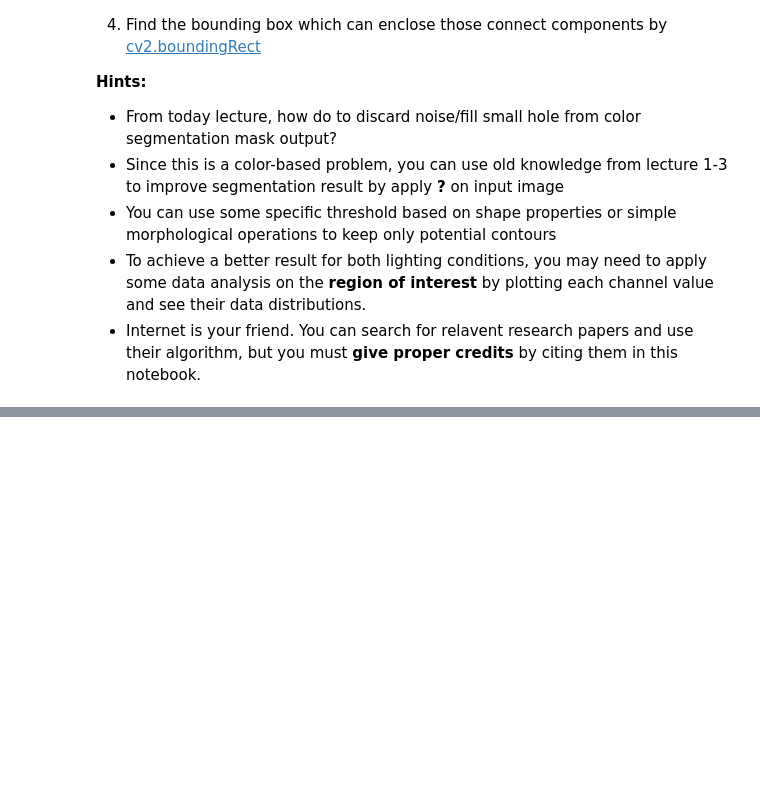
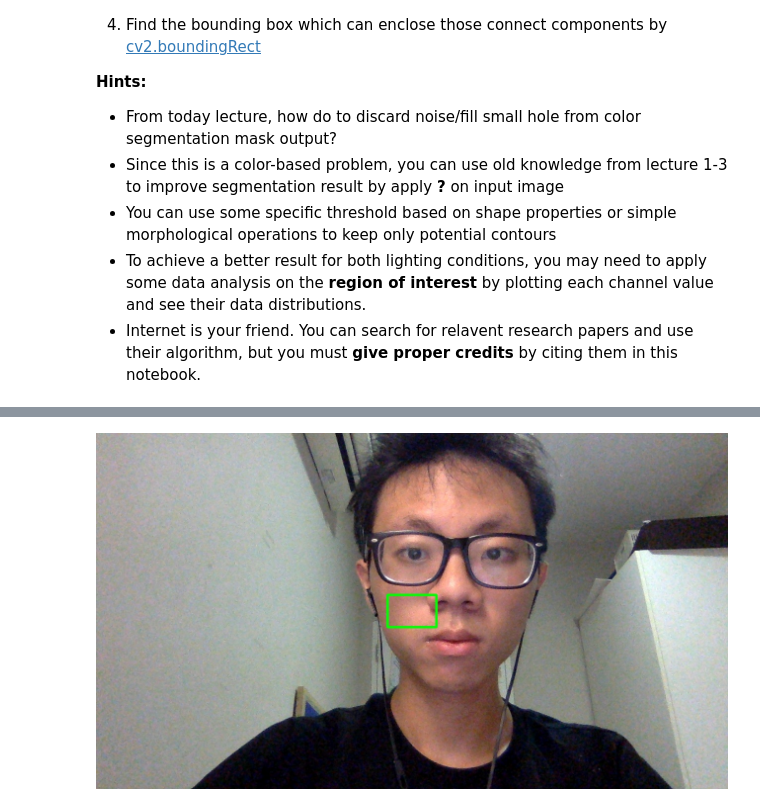
Before and after one commit to Chanokthorn/cv, a Jupyter notebook: Lab 4 - Color-sub.ipynb, the cells around one changed output, grey strips where cells are left out. Drawn from its saved outputs; the diff is of its cells as text; code cells hidden in the pictures; blank space fills up the shorter version.

```diff
--- a/Lab 4 - Color-sub.ipynb
+++ b/Lab 4 - Color-sub.ipynb
@@ -234,21 +269,20 @@ import IPython.display
 # %%
 # You can press "Interupt Kernel Button to stop webcam"
-bMin = 50; bMax = 120
-gMin = 6; gMax = 60
-rMin = 5; rMax = 60
+wait_for_calibrate_time = 50
+wait_count = 0
 
 def calc(_list):
     _list = np.asarray(_list)
     avg = np.average(_list,axis = 0)
-    var = np.var(_list,axis = 0)
-    return np.average(avg),np.average(var)
+    return np.average(avg),np.max(_list), np.min(_list)
 
 inputStream = cv2.VideoCapture(0)
 calibrate_counter = 0
-calibrate_amount = 10
-cropped_list_r = []
-cropped_list_g = []
-cropped_list_b = []
+calibrate_amount = 20
+cropped_list_h = []
+cropped_list_s = []
+cropped_list_v = []
+print('ready...')
 try:
     while calibrate_counter < calibrate_amount:
         print(calibrate_counter)
@@ -259,64 +293,34 @@ try:
             width = outputVideoFrameBGR.shape[1]
             height = outputVideoFrameBGR.shape[0]
 
-            x1 = int(width * 2/5)
-            y1 = int(height * 1/5)
-            x2 = int(width * 3/5)
-            y2 = int(height * 4/5)
+            x1 = int(width * 6/13)
+            y1 = int(height * 5/11)
+            x2 = int(width * 7/13)
+            y2 = int(height * 6/11)
             # Draw ROI
             cv2.rectangle(outputVideoFrameBGR,(x1 ,y1),(x2,y2),(0,255,0),3)
+
+            # Encode image as jpg numpy array
+            _, buf = cv2.imencode(".jpg", outputVideoFrameBGR)
+            # Draw result
+            IPython.display.display(IPython.display.Image(data=buf))
+            clear_output(wait=True)
+
+            if(wait_count < wait_for_calibrate_time):
+                wait_count += 1
+                continue
             # Cropped Region
             croppedRegion = videoFrameBGR[y1:y2,x1:x2,:]
-            cropped_list_r.append(croppedRegion[:,:,2])
-            cropped_list_g.append(croppedRegion[:,:,1])
-            cropped_list_b.append(croppedRegion[:,:,0])
+            croppedRegion = cv2.cvtColor(croppedRegion,cv2.COLOR_BGR2HSV)
+            cropped_list_v.append(croppedRegion[:,:,2])
+            cropped_list_s.append(croppedRegion[:,:,1])
+            cropped_list_h.append(croppedRegion[:,:,0])
             calibrate_counter += 1
 except KeyboardInterrupt:
     print ("Stream stopped")
 inputStream.release()
 #find avg and variance
-avg_r, var_r = calc(cropped_list_r)
-
-
-# try:
-#     while True:
-#         _, videoFrameBGR = inputStream.read()
-#         if videoFrameBGR is not None:
-#             outputVideoFrameBGR = videoFrameBGR.copy()
-
-#             width = outputVideoFrameBGR.shape[1]
-#             height = outputVideoFrameBGR.shape[0]
-
-#             x1 = int(width * 2/5)
-#             y1 = int(height * 1/5)
-#             x2 = int(width * 3/5)
-#             y2 = int(height * 4/5)
-
-#             # Draw ROI
-#             cv2.rectangle(outputVideoFrameBGR,(x1 ,y1),(x2,y2),(0,255,0),3)
-#             # Cropped Region
-#             croppedRegion = videoFrameBGR[y1:y2,x1:x2,:]
-
-
-#             mask = cv2.inRange(videoFrameBGR,(bMin,gMin,rMin),(bMax,gMax,rMax))[:,:,np.newaxis]
-#             mask = np.repeat(mask,3,axis=2)
-
-#             ## Draw Min/Max pixel value in BGR order on image
-#             cv2.putText(outputVideoFrameBGR,str(np.min(croppedRegion[:,:,0]))+'/'+str(np.min(croppedRegion[:,:,1]))+'/'+str(np.min(croppedRegion[:,:,2])),(20,20),cv2.FONT_HERSHEY_SIMPLEX,1.0,(0,0,255))
-#             cv2.putText(outputVideoFrameBGR,str(np.max(croppedRegion[:,:,0]))+'/'+str(np.max(croppedRegion[:,:,1]))+'/'+str(np.max(croppedRegion[:,:,2])),(20,50),cv2.FONT_HERSHEY_SIMPLEX,1.0,(0,0,255))
-
-#             outputVideoFrameBGR = np.hstack((outputVideoFrameBGR,mask))
-
-#             # Encode image as jpg numpy array
-#             _, buf = cv2.imencode(".jpg", outputVideoFrameBGR)
-#             # Draw result
-#             IPython.display.display(IPython.display.Image(data=buf))
-
-#             clear_output(wait=True)
-#         else:
-#             print("Cannot Open Webcam, hw problem?")
-#             break
-# except KeyboardInterrupt:
-#     print ("Stream stopped")
-# inputStream.release()
+avg_h, min_h, max_h = calc(cropped_list_h)
+avg_s, min_s, max_s = calc(cropped_list_s)
+avg_v, min_v, max_v = calc(cropped_list_v)
 # %% [output]
@@ -332,0 +328 @@ avg_r, var_r = calc(cropped_list_r)
+[figure, added]
```
Also changed, not shown: parts of 9 cells of this notebook.
